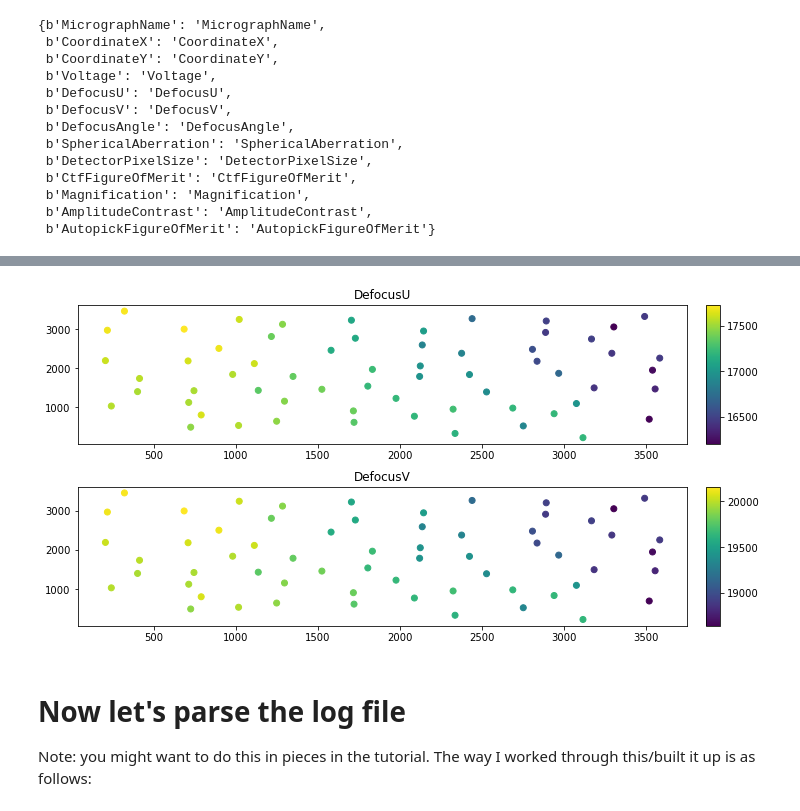
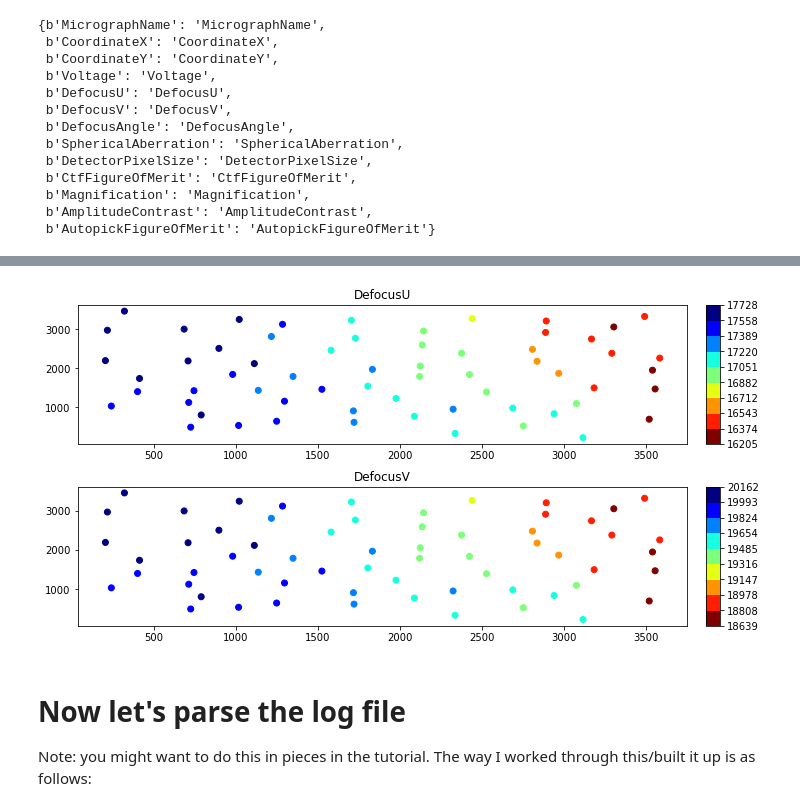
Before and after one commit to story645/bio, a Jupyter notebook: parseplot.ipynb, the cells around one changed output, grey strips where cells are left out. Drawn from its saved outputs; the diff is of its cells as text; code cells hidden in the pictures.

```diff
--- a/parseplot.ipynb
+++ b/parseplot.ipynb
@@ -84,0 +84,5 @@ Note that the colors are different, so we're focusing on getting the same groupe
+# %%
+import numpy as np
+binU = np.linspace(dfstar['DefocusU'].min(), dfstar['DefocusU'].max(), 10)
+binV = np.linspace(dfstar['DefocusV'].min(), dfstar['DefocusV'].max(), 10)
+binU, binV
@@ -84,0 +98,6 @@ Note that the colors are different, so we're focusing on getting the same groupe
+# %%
+import matplotlib.pyplot as plt
+import matplotlib.colors as mcolors
+cmap = plt.get_cmap('jet_r') #these are the colors
+normU = mcolors.BoundaryNorm(binU, cmap.N)
+normV = mcolors.BoundaryNorm(binV, cmap.N)
@@ -85,18 +116,18 @@ Note that the colors are different, so we're focusing on getting the same groupe
 # %%
 %matplotlib inline
 import matplotlib.pyplot as plt #plotting library
 # constrained_layout is to cleanup spacing between plots,
 # _= is to supress print statements
 fig, (ax1, ax2) = plt.subplots(nrows=2, figsize=(10,5), constrained_layout=True)
 _ = ax1.set_title("DefocusU")
 #using the data keyword argument, we can just identify the columns
-im1 = ax1.scatter('CoordinateX', 'CoordinateY', c='DefocusU', data =dfstar)
+im1 = ax1.scatter('CoordinateX', 'CoordinateY', c='DefocusU', cmap=cmap, norm=normU, data =dfstar)
 _ = fig.colorbar(im1, ax=ax1)
 _ = ax2.set_title("DefocusV")
-im2 = ax2.scatter('CoordinateX', 'CoordinateY', c='DefocusV', data=dfstar)
+im2 = ax2.scatter('CoordinateX', 'CoordinateY', c='DefocusV', cmap=cmap, norm=normV, data=dfstar)
 _ = fig.colorbar(im2, ax=ax2)
 # %% [output]
-[figure, old version]
+[figure, new version]
 # %% [markdown]
 # Now let's parse the log file
 Note: you might want to do this in pieces in the tutorial. The way I worked through this/built it up is as follows:
```
Also changed, not shown: parts of 9 cells of this notebook.
